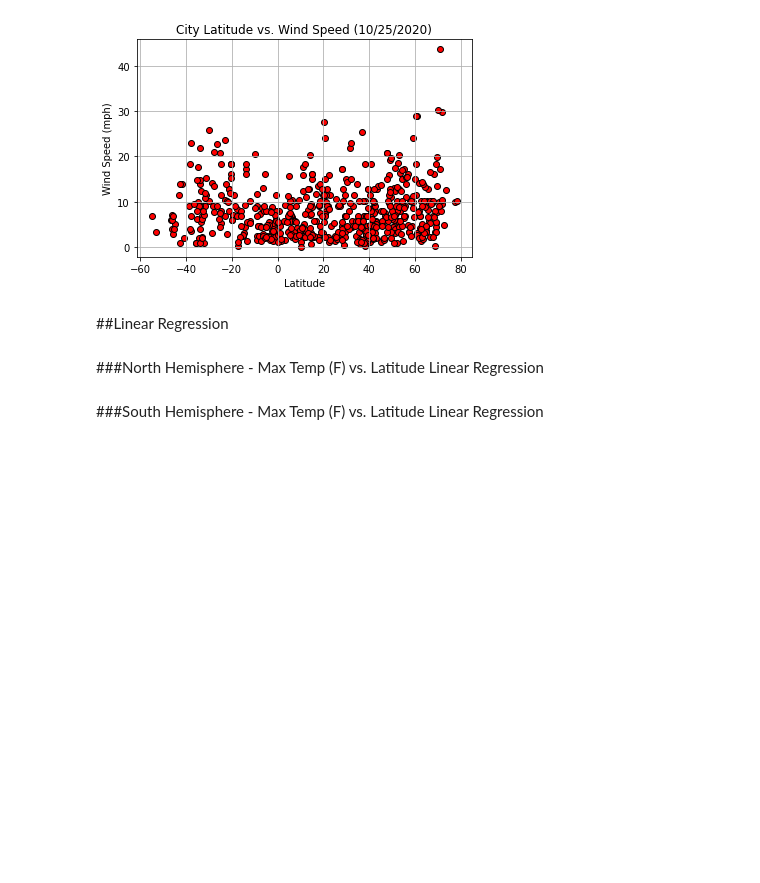
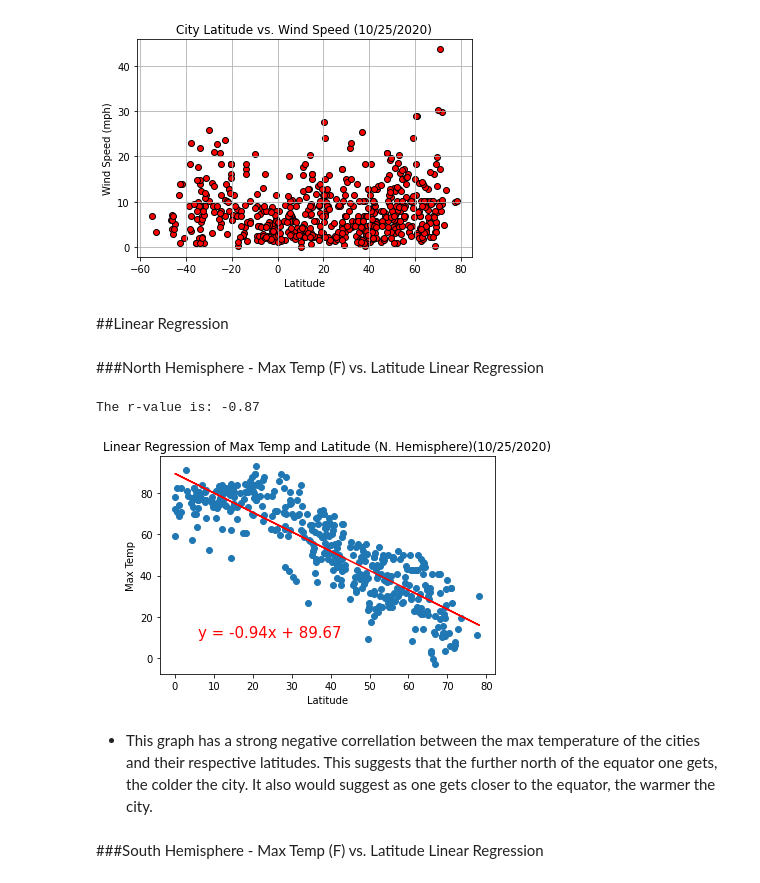
Before and after one commit to doublealogic/api-challenge-python, a Jupyter notebook: WeatherPy/WeatherPy.ipynb, the cells around one changed output. Cells and saved outputs as stored; diff of their text form; code cells hidden in the pictures; blank space fills up the shorter version.

Commit message:
Added Linear Regression graphs for Max Temp and Humidity in WeatherPy

```diff
--- a/WeatherPy/WeatherPy.ipynb
+++ b/WeatherPy/WeatherPy.ipynb
@@ -265,7 +265,39 @@ plt.show()
 [figure]
 # %% [markdown]
 ##Linear Regression
+# %%
+# Establishes which cities are in the Northern and Southern Hemisphere respectively
+north_hemi_cities = weatherpy_df.loc[weatherpy_df["Latitude"]>=0]
+south_hemi_cities = weatherpy_df.loc[weatherpy_df["Latitude"]<=0]
 # %% [markdown]
 ###North Hemisphere - Max Temp (F) vs. Latitude Linear Regression
+# %%
+# Variables
+n_latitude = north_hemi_cities["Latitude"]
+n_temperature = north_hemi_cities["Temperature"]
+
+# Calculates Linear Regression and Sets up Linear Regression Line
+(slope, intercept, rvalue, pvalue, stderr) = st.linregress(n_latitude, n_temperature)
+regress_values = n_latitude * slope + intercept
+line_eq = "y = " + str(round(slope,2)) + "x + " + str(round(intercept,2))
+
+# Plot Parameters and Adds Linear Regression Line
+plt.scatter(n_latitude, n_temperature)
+plt.plot(n_latitude, regress_values, "r-")
+plt.annotate(line_eq,(6,10),fontsize=15,color="red")
+plt.xlabel('Latitude')
+plt.ylabel('Max Temp')
+plt.title(f"Linear Regression of Max Temp and Latitude (N. Hemisphere){date}")
+
+# Saves Plot as a PNG
+plt.savefig("Output_Data/Max_Temp_vs_Lat_Regression_N_Hemisphere.png")
+
+# Calculates and Prints Pearson Coefficient of Plot
+print(f"The r-value is: {round(st.pearsonr(n_temperature, n_latitude)[0],2)}")
+# %% [output]
+The r-value is: -0.87
+[figure, added]
+# %% [markdown]
+* This graph has a strong negative correllation between the max temperature of the cities and their respective latitudes. This suggests that the further north of the equator one gets, the colder the city. It also would suggest as one gets closer to the equator, the warmer the city.
 # %% [markdown]
 ###South Hemisphere - Max Temp (F) vs. Latitude Linear Regression
```
Also changed, not shown: parts of 6 cells of this notebook, 4 other files.
